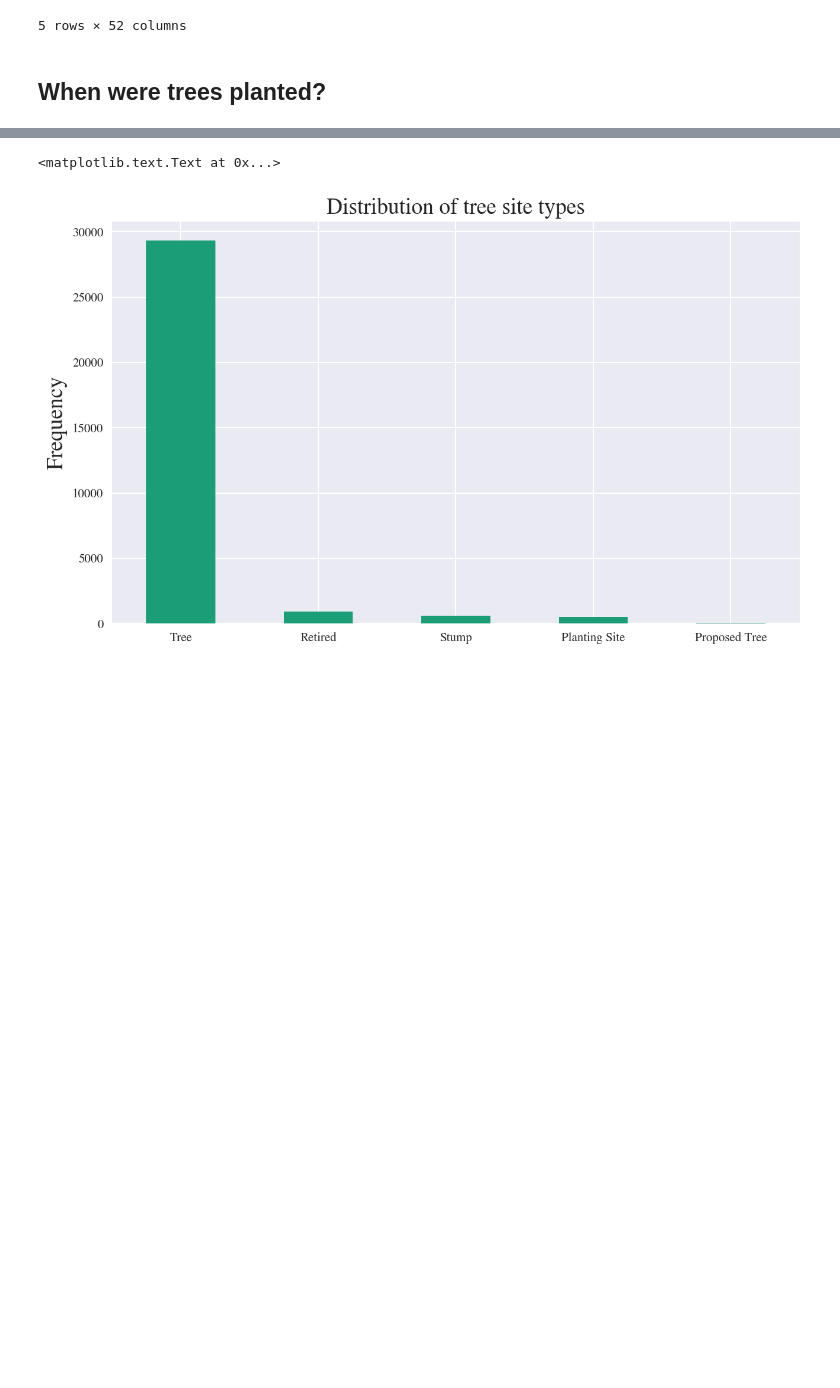
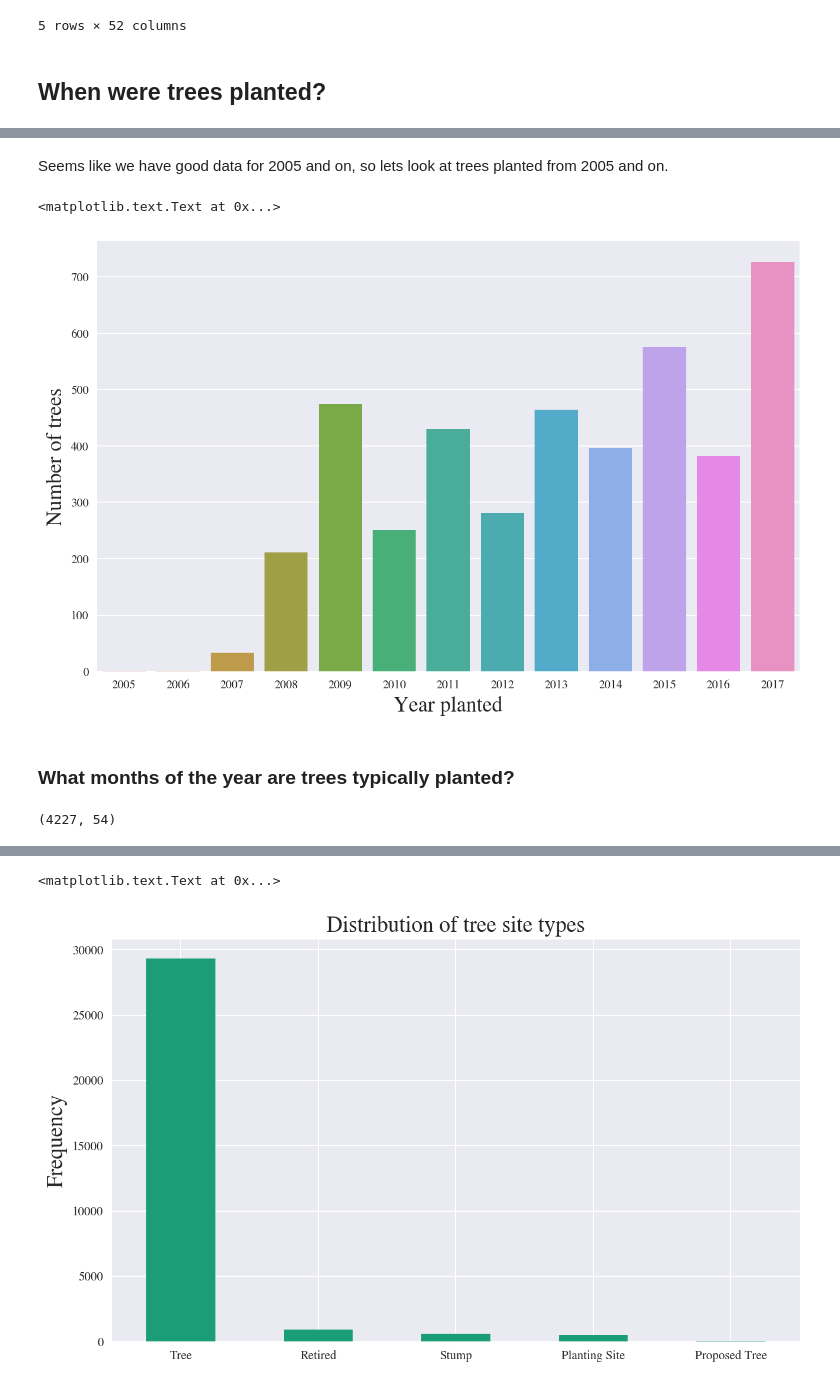
Before and after one commit to somhegyi-zz/Cambridge-Trees, a Jupyter notebook: Cambridge_tree_exploratory_analysis.ipynb, the cells around one changed output, grey strips where cells are left out. Saved outputs shown, nothing was run; the diff lists cells and outputs as text; code cells hidden in the pictures; blank space fills up the shorter version.

```diff
--- a/Cambridge_tree_exploratory_analysis.ipynb
+++ b/Cambridge_tree_exploratory_analysis.ipynb
@@ -95,0 +116,21 @@ Name: SpeciesSho, dtype: object
+# %% [markdown]
+Seems like we have good data for 2005 and on, so lets look at trees planted from 2005 and on.
+# %%
+years = np.arange(2005, 2018)
+g = sns.factorplot(x="plant_year", data=cambridge_tree_df, kind="count", size=6, aspect=1.5, order=years)
+g.set_xticklabels(step=1)
+plt.xlabel('Year planted')
+plt.ylabel('Number of trees')
+# %% [output]
+<matplotlib.text.Text at 0x...>
+[figure, added]
+# %% [markdown]
+### What months of the year are trees typically planted?
+# %%
+# Lets first take trees that were planted between 2005 and 2017
+planting_years = np.arange(2005, 2018)
+
+cambridge_tree_plant_years_df = cambridge_tree_df.loc[cambridge_tree_df['plant_year'].isin(planting_years)]
+cambridge_tree_plant_years_df.shape
+# %% [output]
+(4227, 54)
```
Also changed, not shown: parts of 33 cells of this notebook.
